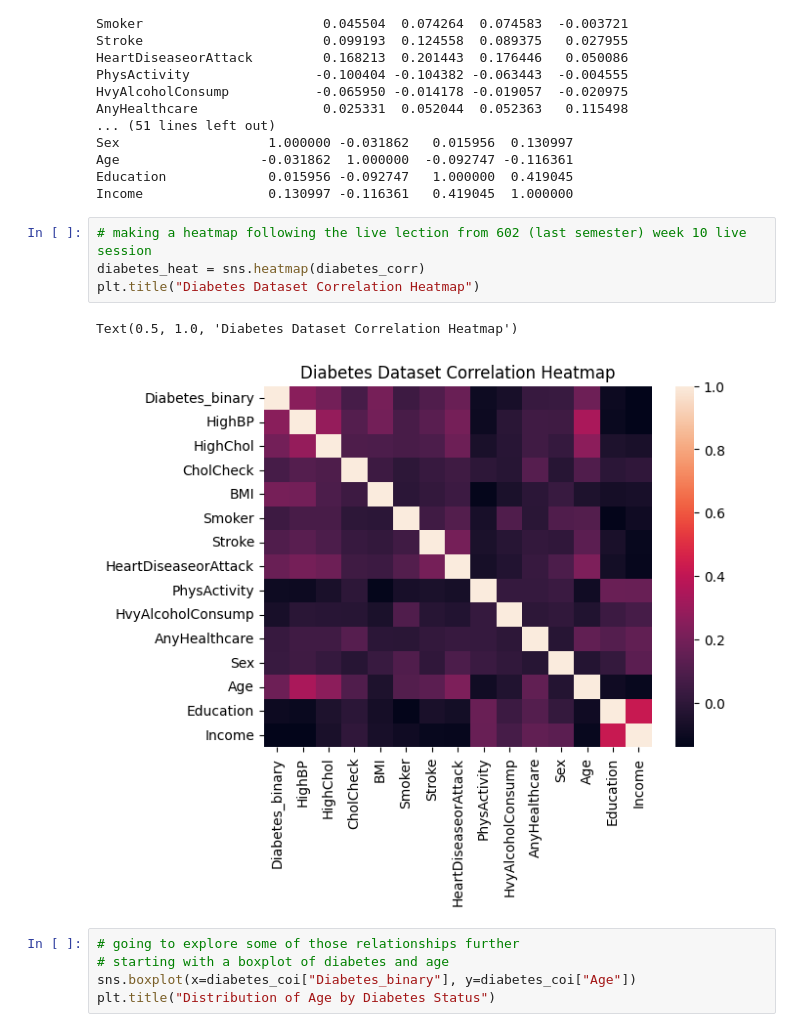
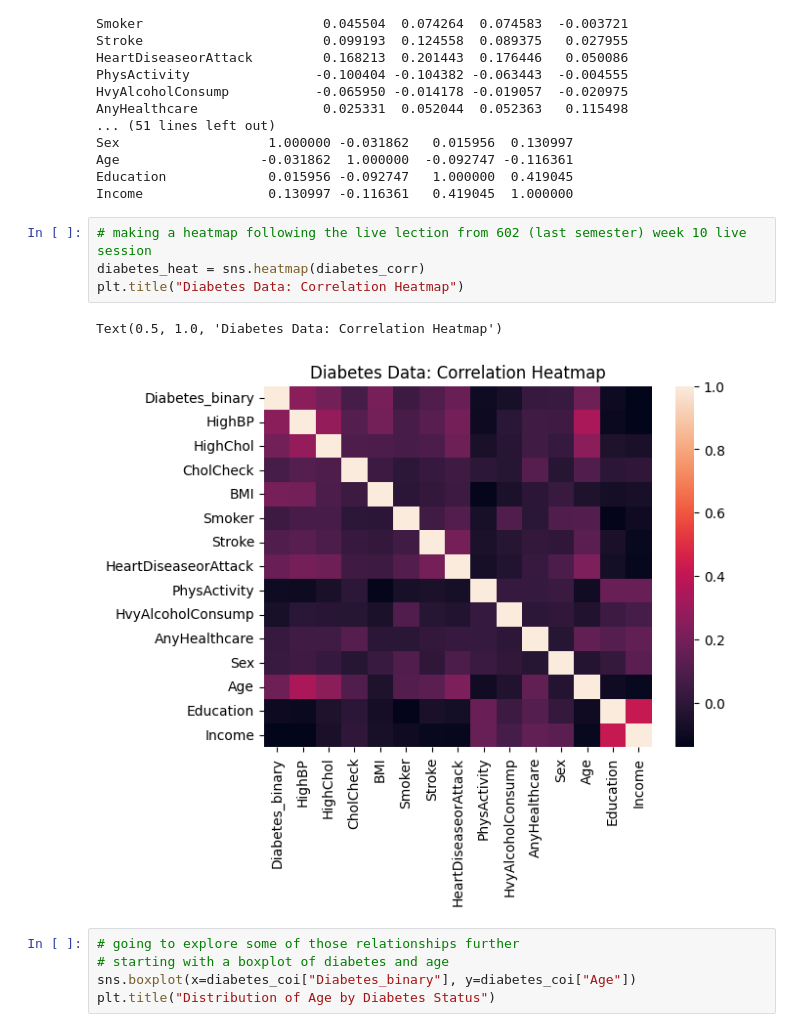
Before and after one commit to beckaa-l/OMDS-ModB2-Week4-Lee-Becka, a Jupyter notebook: Week4.ipynb, the cells around one changed output. Drawn from its saved outputs; the diff is of its cells as text.

Commit message:
more graph formatting 3/13

```diff
--- a/Week4.ipynb
+++ b/Week4.ipynb
@@ -367,10 +367,10 @@ Income                0.130997 -0.116361   0.419045  1.000000
 # %%
 # making a heatmap following the live lection from 602 (last semester) week 10 live session
 diabetes_heat = sns.heatmap(diabetes_corr)
-plt.title("Diabetes Dataset Correlation Heatmap")
+plt.title("Diabetes Data: Correlation Heatmap")
 # %% [output]
-Text(0.5, 1.0, 'Diabetes Dataset Correlation Heatmap')
+Text(0.5, 1.0, 'Diabetes Data: Correlation Heatmap')
-[figure, old version]
+[figure, new version]
 # %%
 # going to explore some of those relationships further
 # starting with a boxplot of diabetes and age
```
